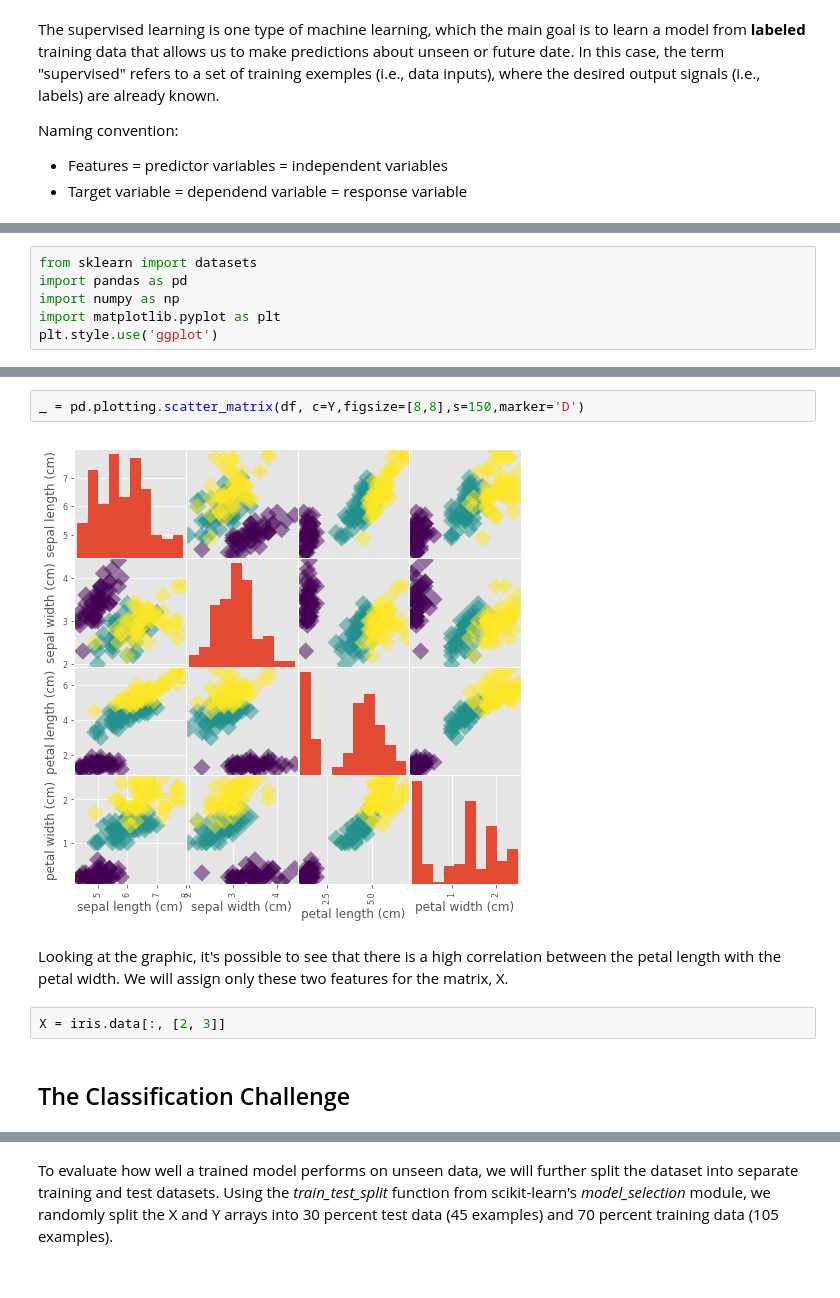
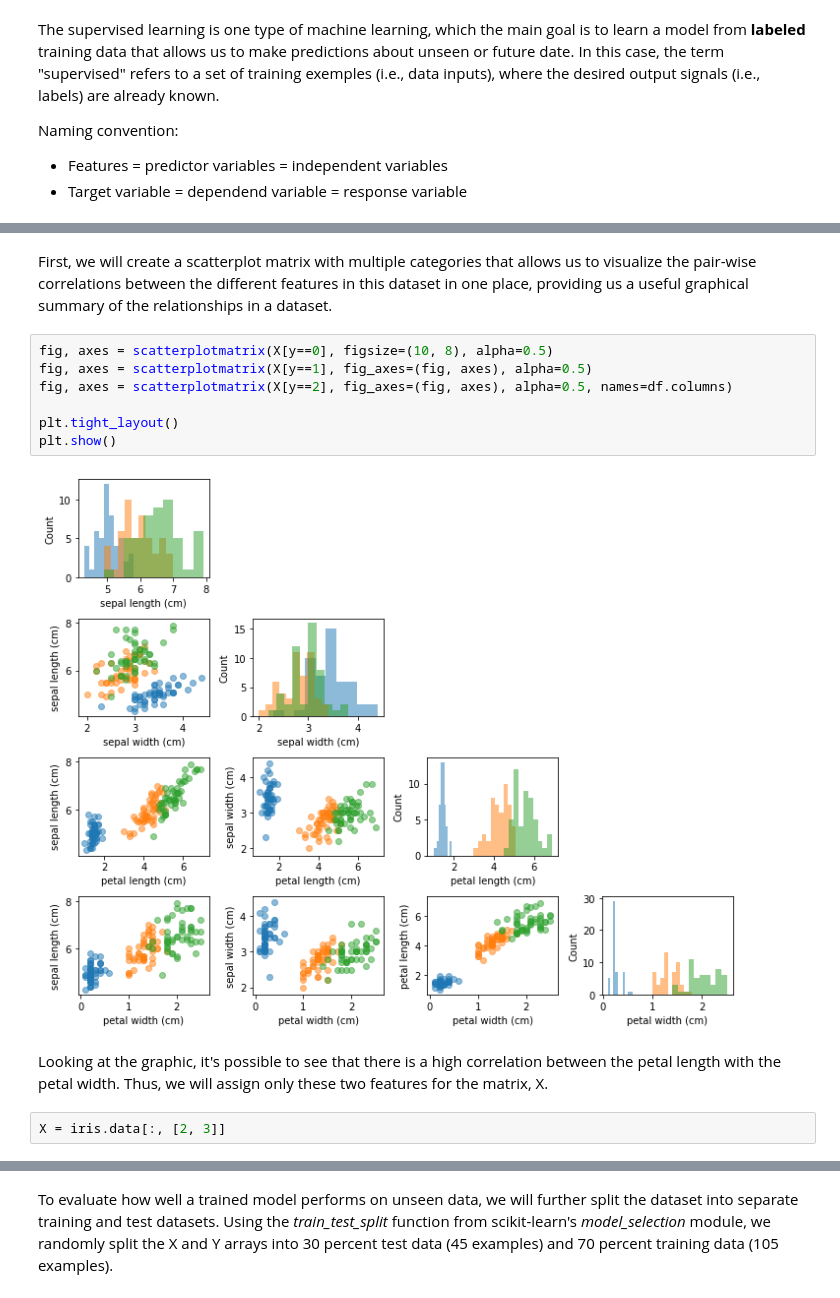
Before and after one commit to wallissoncarvalho/ml-fundamentals, a Jupyter notebook: 1. Supervised Learning.ipynb, the cells around one changed output, grey strips where cells are left out. Cells and saved outputs as stored; diff of their text form.

```diff
--- a/1. Supervised Learning.ipynb
+++ b/1. Supervised Learning.ipynb
@@ -11,8 +33,2 @@ Naming convention:
-# %%
-from sklearn import datasets
-import pandas as pd
-import numpy as np
-import matplotlib.pyplot as plt
-plt.style.use('ggplot')
 # %%
 iris = datasets.load_iris() #Load the data set.
@@ -49,13 +64,18 @@ print(df.head())
 2                4.7               3.2                1.3               0.2
 3                4.6               3.1                1.5               0.2
 4                5.0               3.6                1.4               0.2
-# %%
-_ = pd.plotting.scatter_matrix(df, c=Y,figsize=[8,8],s=150,marker='D')
-# %% [output]
-[figure, removed]
+# %% [markdown]
+First, we will create a scatterplot matrix with multiple categories that allows us to visualize the pair-wise correlations between the different features in this dataset in one place, providing us a useful graphical summary of the relationships in a dataset.
+# %%
+fig, axes = scatterplotmatrix(X[y==0], figsize=(10, 8), alpha=0.5)
+fig, axes = scatterplotmatrix(X[y==1], fig_axes=(fig, axes), alpha=0.5)
+fig, axes = scatterplotmatrix(X[y==2], fig_axes=(fig, axes), alpha=0.5, names=df.columns)
+
+plt.tight_layout()
+plt.show()
+# %% [output]
+[figure, added]
 # %% [markdown]
-Looking at the graphic, it's possible to see that there is a high correlation between the petal length with the petal width. We will assign only these two features for the matrix, X.
+Looking at the graphic, it's possible to see that there is a high correlation between the petal length with the petal width. Thus,  we will assign only these two features for the matrix, X.
 # %%
 X = iris.data[:, [2, 3]]
-# %% [markdown]
-## The Classification Challenge
```
Also changed, not shown: parts of 40 cells of this notebook.
